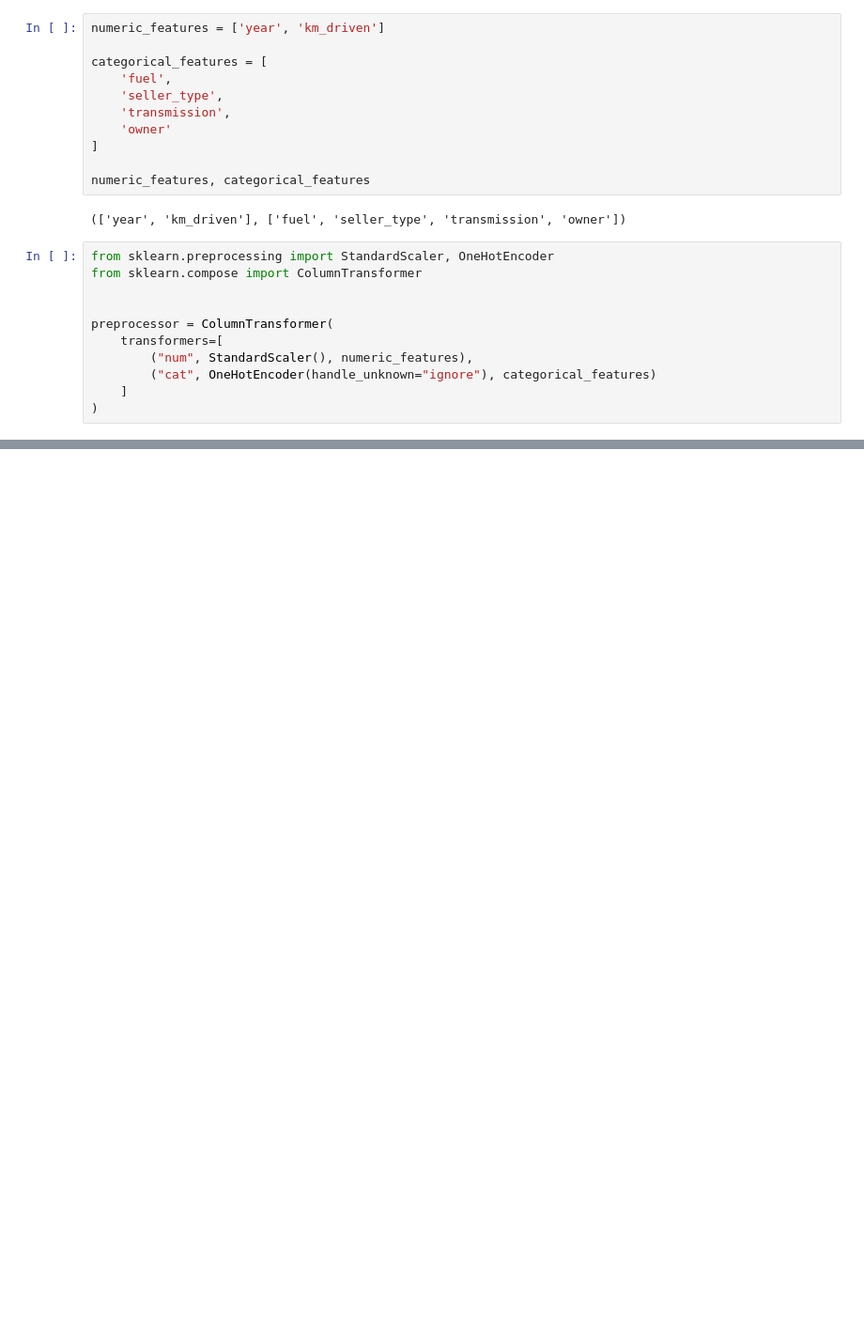
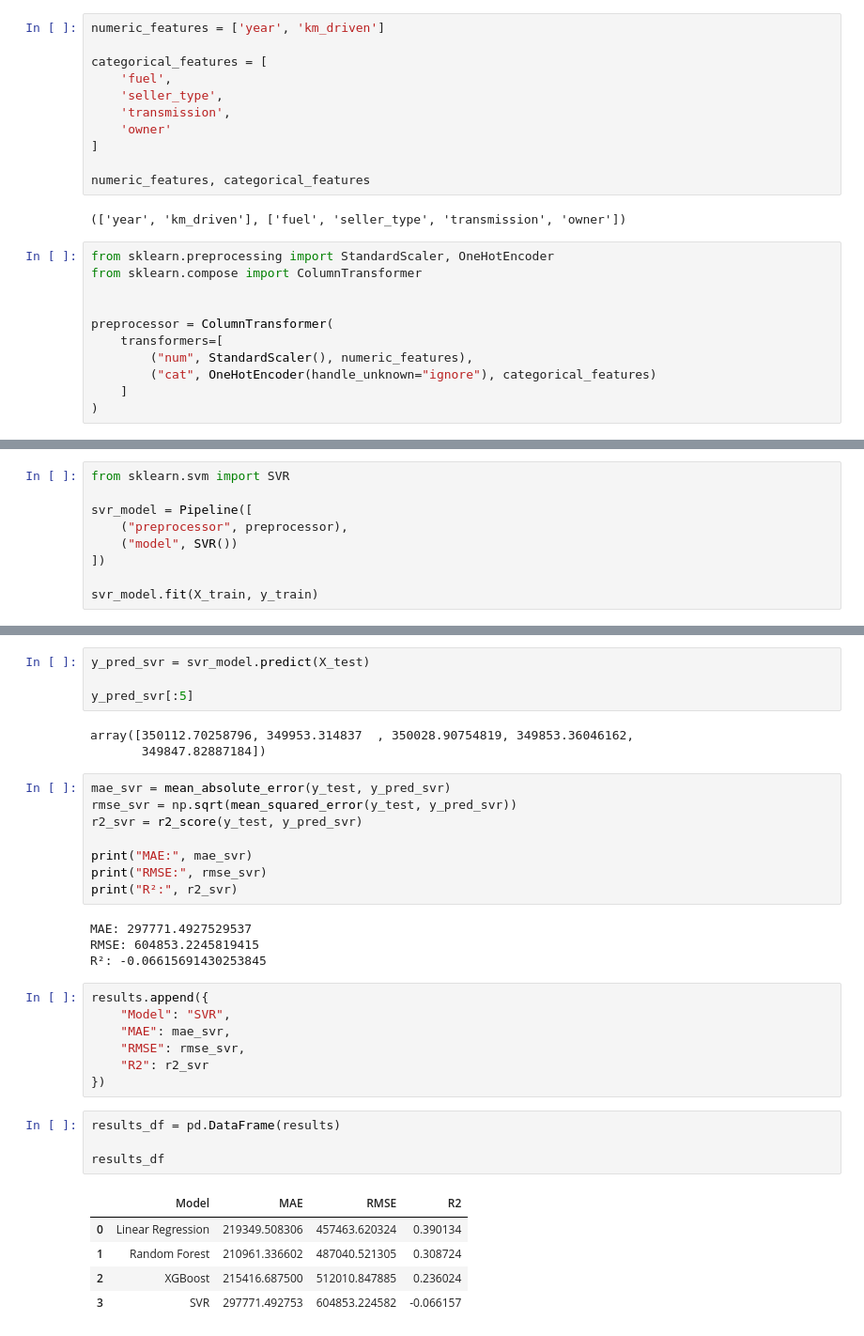
Before and after one commit to YounessAitJamaa/car-price-prediction, a Jupyter notebook: notebooks/01_eda.ipynb, the cells around one changed output, grey strips where cells are left out. Shown at 94% size. Drawn from its saved outputs; the diff is of its cells as text; blank space fills up the shorter version.

Commit message:
Complete baseline model training and evaluation

```diff
--- a/notebooks/01_eda.ipynb
+++ b/notebooks/01_eda.ipynb
@@ -469,0 +635,9 @@ X_test_processed.shape
+# %%
+from sklearn.svm import SVR
+
+svr_model = Pipeline([
+    ("preprocessor", preprocessor),
+    ("model", SVR())
+])
+
+svr_model.fit(X_train, y_train)
@@ -469,0 +654,36 @@ X_test_processed.shape
+# %%
+y_pred_svr = svr_model.predict(X_test)
+
+y_pred_svr[:5]
+# %% [output]
+array([350112.70258796, 349953.314837  , 350028.90754819, 349853.36046162,
+       349847.82887184])
+# %%
+mae_svr = mean_absolute_error(y_test, y_pred_svr)
+rmse_svr = np.sqrt(mean_squared_error(y_test, y_pred_svr))
+r2_svr = r2_score(y_test, y_pred_svr)
+
+print("MAE:", mae_svr)
+print("RMSE:", rmse_svr)
+print("R²:", r2_svr)
+# %% [output]
+MAE: 297771.4927529537
+RMSE: 604853.2245819415
+R²: -0.06615691430253845
+# %%
+results.append({
+    "Model": "SVR",
+    "MAE": mae_svr,
+    "RMSE": rmse_svr,
+    "R2": r2_svr
+})
+# %%
+results_df = pd.DataFrame(results)
+
+results_df
+# %% [output]
+|  | Model | MAE | RMSE | R2 |
+| 0 | Linear Regression | 219349.508306 | 457463.620324 | 0.390134 |
+| 1 | Random Forest | 210961.336602 | 487040.521305 | 0.308724 |
+| 2 | XGBoost | 215416.687500 | 512010.847885 | 0.236024 |
+| 3 | SVR | 297771.492753 | 604853.224582 | -0.066157 |
```
Also changed, not shown: parts of 22 cells of this notebook.
